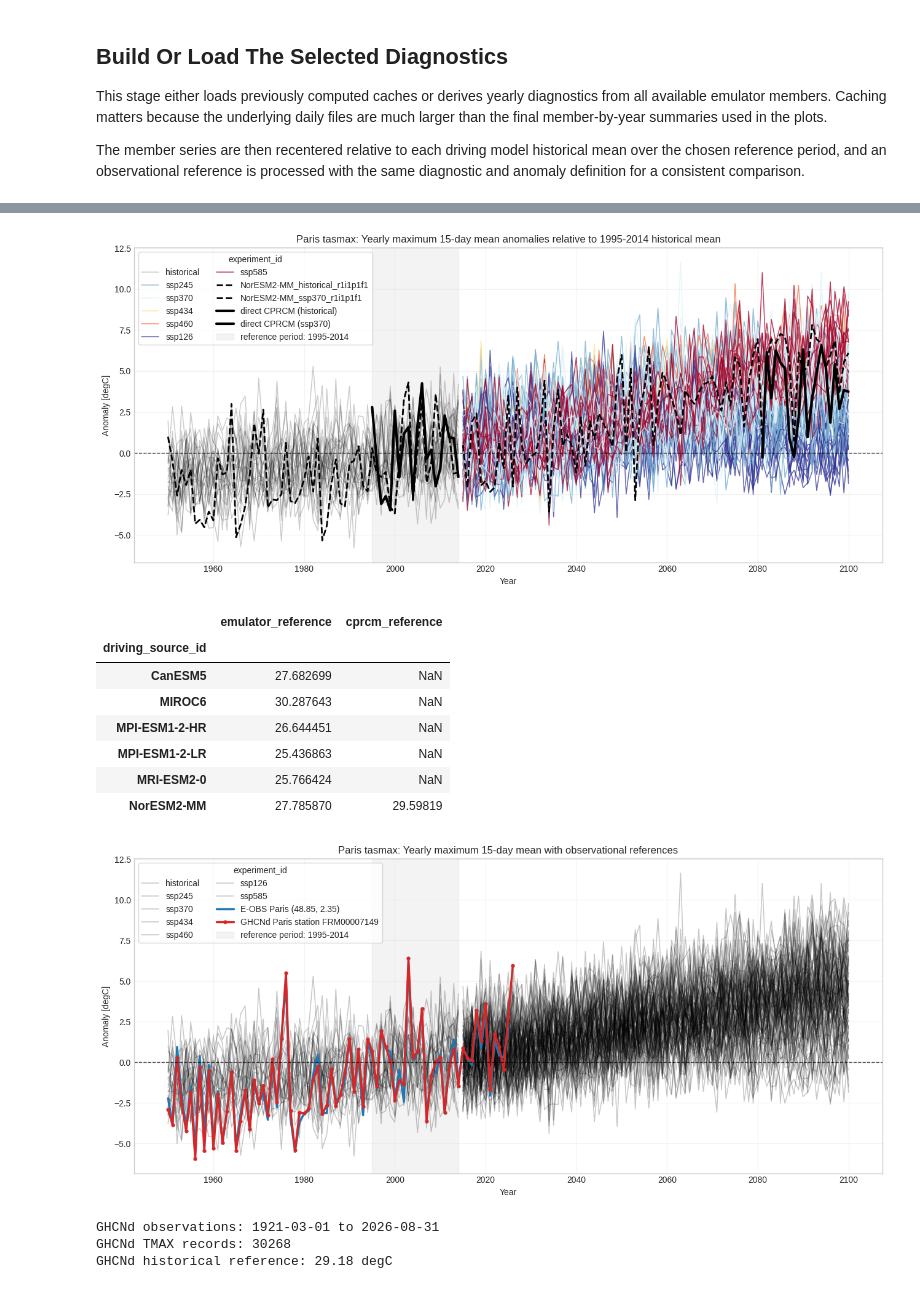
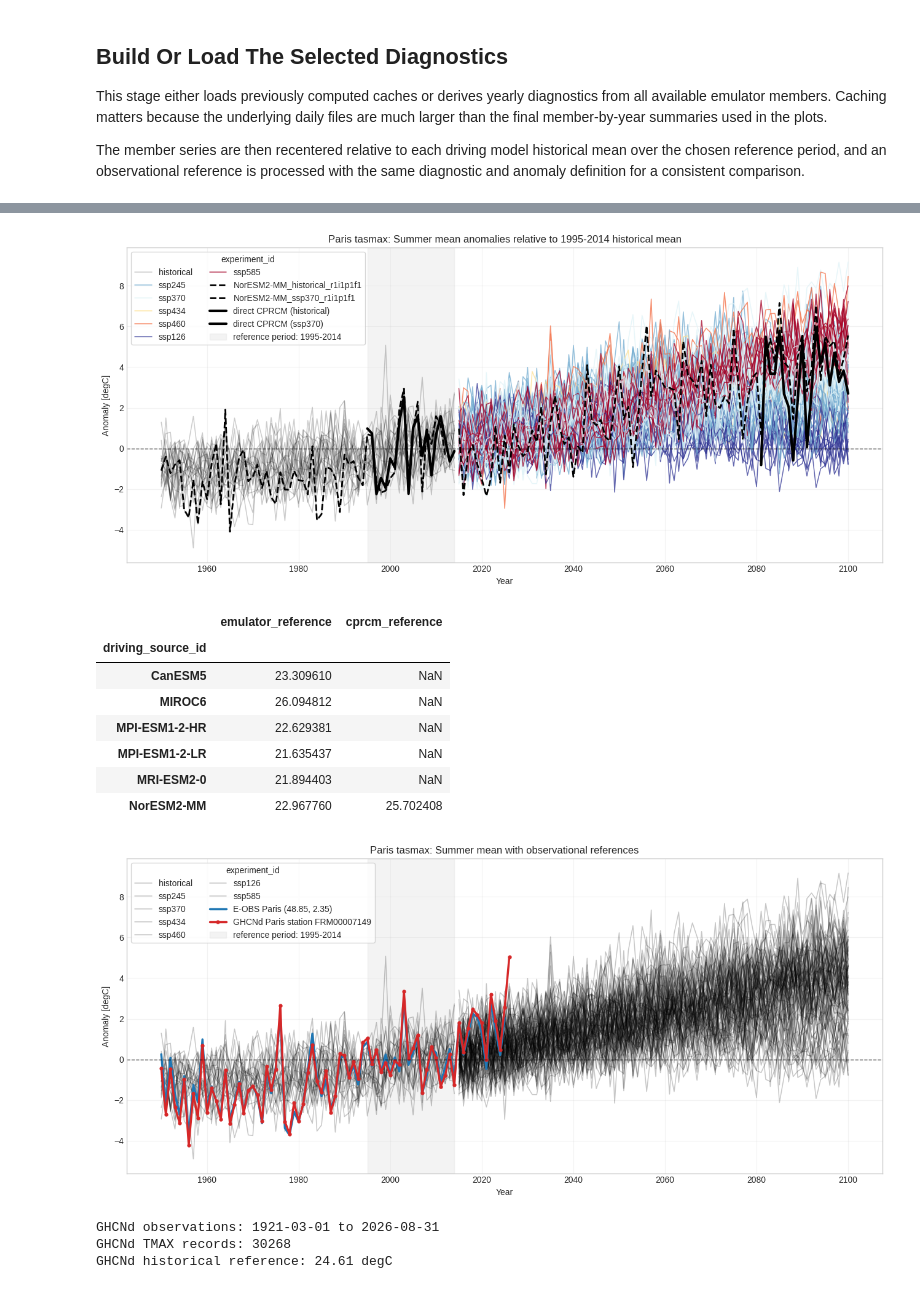
Before and after one commit to jesusff/T33-Emulator-hub, a Jupyter notebook: notebooks/city_level_emulator_ensemble_and_observations.ipynb, the cells around one changed output, grey strips where cells are left out. Drawn from its saved outputs; the diff is of its cells as text; code cells hidden in the pictures.

Commit message:
Add jjamean diagnostic

```diff
--- a/notebooks/city_level_emulator_ensemble_and_observations.ipynb
+++ b/notebooks/city_level_emulator_ensemble_and_observations.ipynb
@@ -15,7 +15,7 @@ This block defines the selected city, local paths, active climate metric, diagno
 # %%
 CITY = "Paris"
 VARIABLE = "tasmax"  # "pr", "tasmin", "tasmax"
-DIAGNOSTIC_ID = "tx15day"  # "djfmean", "tn20", "tx15day", "rx1day"
+DIAGNOSTIC_ID = "jjamean"  # "djfmean", "tn20", "tx15day", "rx1day"
 REFERENCE_PERIOD = slice(1995, 2014)
 HIGHLIGHT_MEMBERS = ["NorESM2-MM_historical_r1i1p1f1", "NorESM2-MM_ssp370_r1i1p1f1"]
 GHCND_STATION = "FRM00007149"
@@ -165,20 +165,20 @@ pd.DataFrame(
     }
 )
 # %% [output]
-[figure, old version]
+[figure, new version]
 |  | emulator_reference | cprcm_reference |
 | driving_source_id |  |  |
-| CanESM5 | 27.682699 | NaN |
-| MIROC6 | 30.287643 | NaN |
-| MPI-ESM1-2-HR | 26.644451 | NaN |
-| MPI-ESM1-2-LR | 25.436863 | NaN |
-| MRI-ESM2-0 | 25.766424 | NaN |
-| NorESM2-MM | 27.785870 | 29.59819 |
+| CanESM5 | 23.309610 | NaN |
+| MIROC6 | 26.094812 | NaN |
+| MPI-ESM1-2-HR | 22.629381 | NaN |
+| MPI-ESM1-2-LR | 21.635437 | NaN |
+| MRI-ESM2-0 | 21.894403 | NaN |
+| NorESM2-MM | 22.967760 | 25.702408 |
 # %%
 if CITY == "Paris":
-    if DIAGNOSTIC_ID != "tx15day":
+    if not DIAGNOSTIC_ID in ["tx15day", "jjamean"]:
         raise ValueError(
-            "The GHCNd Paris comparison supports tx15day only"
+            "The GHCNd Paris comparison supports tx15day and jjamean only"
         )
 
     ghcnd_columns = [
@@ -209,7 +209,7 @@ if CITY == "Paris":
             ),
         },
     )
-    ghcnd_metric = yearly_max_15day_mean(
+    ghcnd_metric = METRIC_FUNCTIONS[config["DIAGNOSTIC_ID"]](
         ghcnd_series, config
     ).rename("ghcnd_metric")
     # retain only 1950-2026, since the early years have too many missings
@@ -254,36 +254,36 @@ if CITY == "Paris":
         label=f"GHCNd Paris station {GHCND_STATION}",
     )
 format_time_series_axes(
     ax,
     f"{CITY} {VARIABLE}: {anomaly_metric.title} with "
     "observational references",
     f"Anomaly [{metric.attrs.get('units', '')}]",
     reference_period=REFERENCE_PERIOD,
     show_zero_line=True,
     legend_title="experiment_id",
 )
 save_figure(
     fig,
     f"103_{CITY}_{VARIABLE}_{DIAGNOSTIC_ID}_anomalies_with_eobs",
     config,
 )
 plt.show()
 
 eobs_reference.values.item()
 if CITY == "Paris":
     print(
         f"GHCNd observations: {ghcnd.time.min().date()} "
         f"to {ghcnd.time.max().date()}"
     )
     print(f"GHCNd TMAX records: {len(ghcnd)}")
     print(
         f"GHCNd historical reference: "
         f"{ghcnd_reference.values.item():.2f} degC"
     )
 # %% [output]
-[figure, old version]
+[figure, new version]
 GHCNd observations: 1921-03-01 to 2026-08-31
 GHCNd TMAX records: 30268
-GHCNd historical reference: 29.18 degC
+GHCNd historical reference: 24.61 degC
 # %%
 import numpy as np
```
Also changed, not shown: parts of 5 cells of this notebook, 1 other file.
